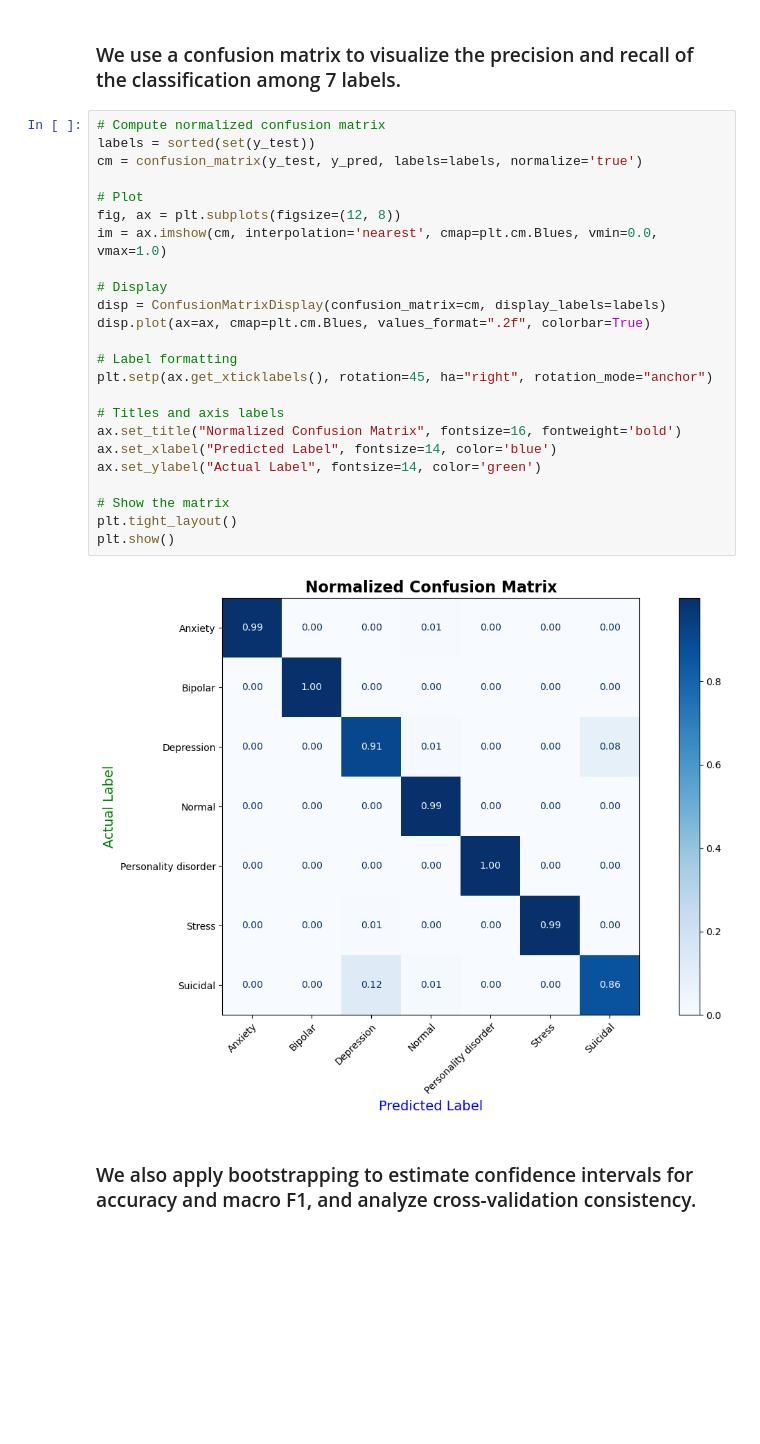
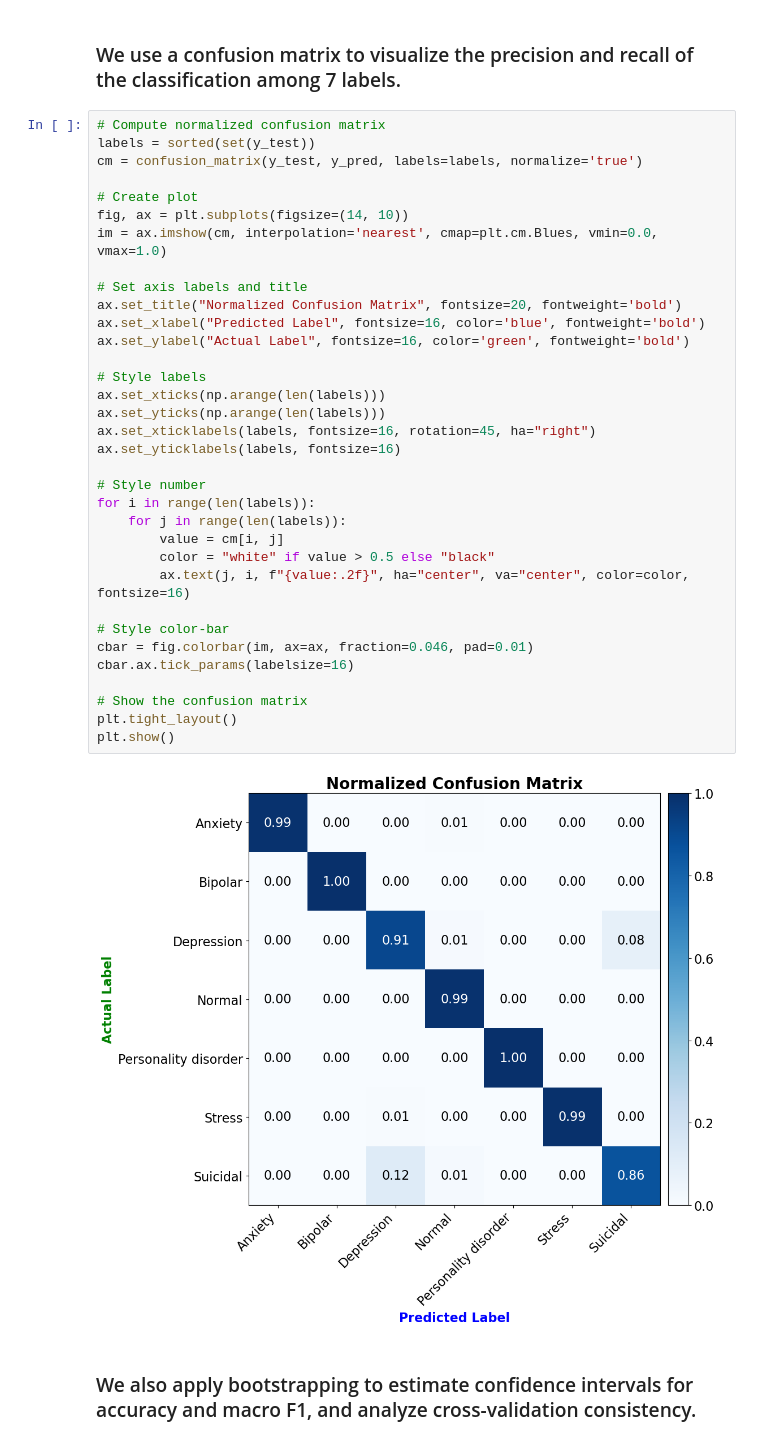
Before and after one commit to leonhoang177/ml-sentiment-analysis, a Jupyter notebook: Improved.ipynb, the cells around one changed output. Cells and saved outputs as stored; diff of their text form; blank space fills up the shorter version.

```diff
--- a/Improved.ipynb
+++ b/Improved.ipynb
@@ -351,29 +346,39 @@ Personality disorder       1.00      1.00      1.00      1256
 # %%
 # Compute normalized confusion matrix
 labels = sorted(set(y_test))
 cm = confusion_matrix(y_test, y_pred, labels=labels, normalize='true')
 
-# Plot
-fig, ax = plt.subplots(figsize=(12, 8))
+# Create plot
+fig, ax = plt.subplots(figsize=(14, 10))
 im = ax.imshow(cm, interpolation='nearest', cmap=plt.cm.Blues, vmin=0.0, vmax=1.0)
 
-# Display
-disp = ConfusionMatrixDisplay(confusion_matrix=cm, display_labels=labels)
-disp.plot(ax=ax, cmap=plt.cm.Blues, values_format=".2f", colorbar=True)
+# Set axis labels and title
+ax.set_title("Normalized Confusion Matrix", fontsize=20, fontweight='bold')
+ax.set_xlabel("Predicted Label", fontsize=16, color='blue', fontweight='bold')
+ax.set_ylabel("Actual Label", fontsize=16, color='green', fontweight='bold')
 
-# Label formatting
-plt.setp(ax.get_xticklabels(), rotation=45, ha="right", rotation_mode="anchor")
+# Style labels
+ax.set_xticks(np.arange(len(labels)))
+ax.set_yticks(np.arange(len(labels)))
+ax.set_xticklabels(labels, fontsize=16, rotation=45, ha="right")
+ax.set_yticklabels(labels, fontsize=16)
 
-# Titles and axis labels
-ax.set_title("Normalized Confusion Matrix", fontsize=16, fontweight='bold')
-ax.set_xlabel("Predicted Label", fontsize=14, color='blue')
-ax.set_ylabel("Actual Label", fontsize=14, color='green')
+# Style number
+for i in range(len(labels)):
+    for j in range(len(labels)):
+        value = cm[i, j]
+        color = "white" if value > 0.5 else "black"
+        ax.text(j, i, f"{value:.2f}", ha="center", va="center", color=color, fontsize=16)
 
-# Show the matrix
+# Style color-bar
+cbar = fig.colorbar(im, ax=ax, fraction=0.046, pad=0.01)
+cbar.ax.tick_params(labelsize=16)
+
+# Show the confusion matrix
 plt.tight_layout()
 plt.show()
 # %% [output]
-[figure, old version]
+[figure, new version]
 # %% [markdown]
 ### We also apply bootstrapping to estimate confidence intervals for accuracy and macro F1, and analyze cross-validation consistency.
 # %%
```
Also changed, not shown: parts of 11 cells of this notebook.
